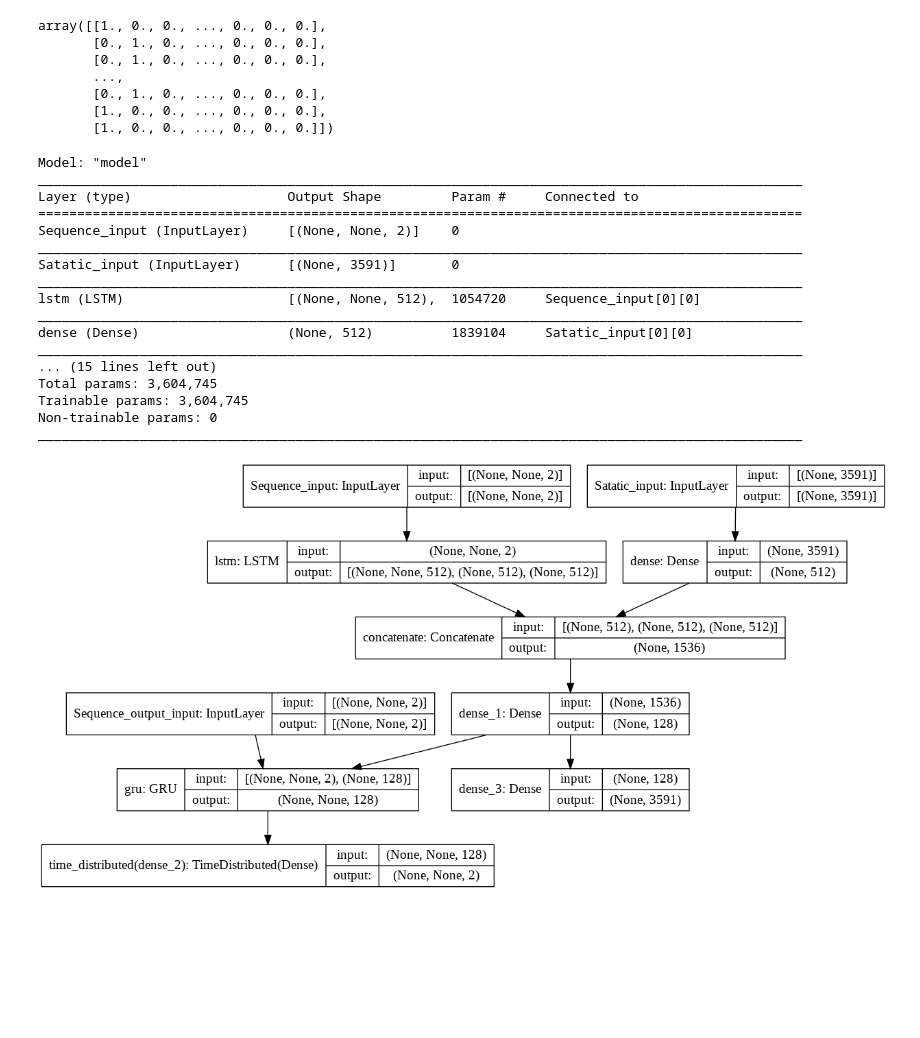
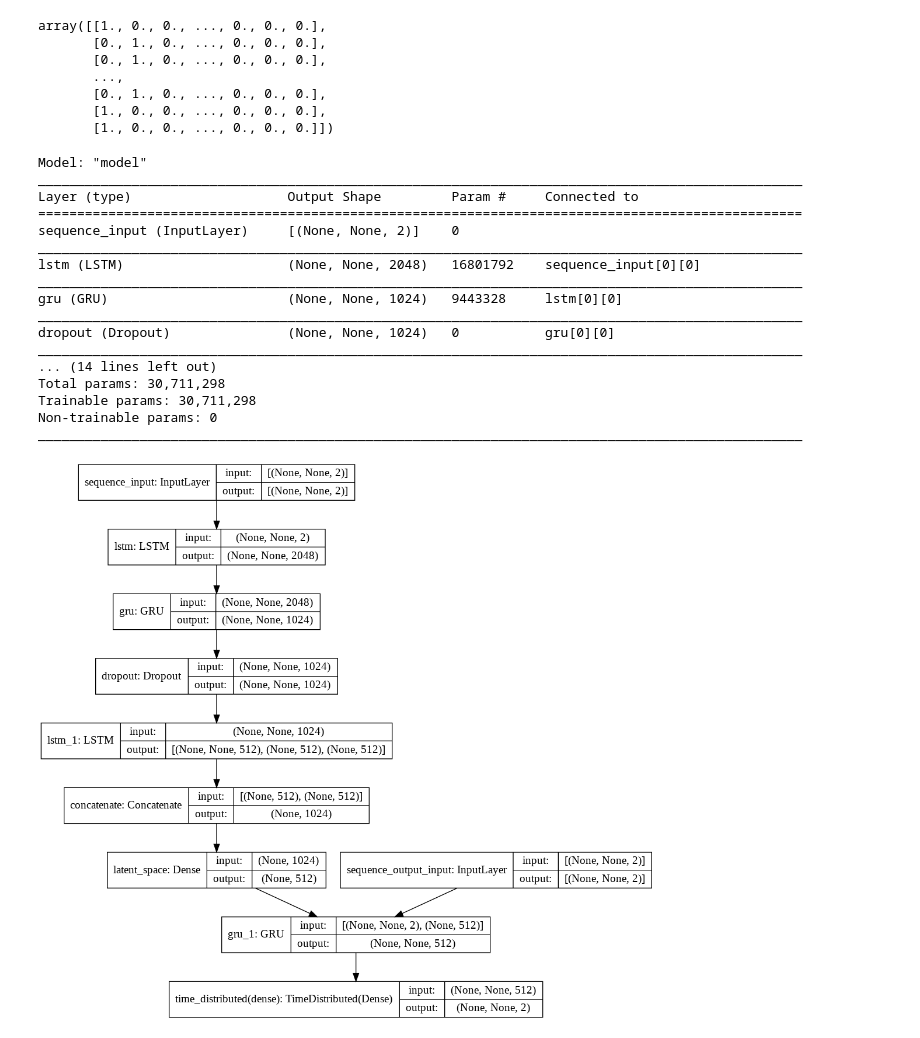
Before and after one commit to ebarkhordar/clustering-of-bank-customers, a Jupyter notebook: Czech_customer_segmentation.ipynb, the cells around one changed output. Saved outputs shown, nothing was run; the diff lists cells and outputs as text; code cells hidden in the pictures; blank space fills up the shorter version.

```diff
--- a/Czech_customer_segmentation.ipynb
+++ b/Czech_customer_segmentation.ipynb
@@ -368,45 +366,51 @@ outputs = [sequence_output_array, static_output_array]
 # %%
-latent_dim = 128
+latent_dim = 512
 num_static_features = 3591
 
 ###########################################  encoder  ###########################################
 
 #Sequence input shape is N*2 which N is sequence length and 2 is price and time
-Sequence_input = Input(name='Sequence_input', shape=(None, 2))
+sequence_input = Input(name='sequence_input', shape=(None, 2))
 
 #Static input shape is M which here is 'num_static_features'
-Satatic_input = Input(name='Satatic_input', shape=(num_static_features,))
+# Satatic_input = Input(name='Satatic_input', shape=(num_static_features,))
 
 #Applying a dense layer to static input
-Satatic_dense = Dense(512, activation = 'elu')(Satatic_input)
+# Satatic_dense = Dense(512, activation = 'elu')(Satatic_input)
 
 #Many_to_one_lstm
-_ , hidden_state, cell_state = LSTM(512, return_state=True,return_sequences=True)(Sequence_input)
+outputs  = LSTM(2048, return_sequences=True)(sequence_input)
+
+outputs = GRU(1024, return_sequences=True)(outputs)
+
+outputs = Dropout(0.3, input_shape=(2,))(outputs)
+
+_ , hidden_state, cell_state = LSTM(512, return_state=True,return_sequences=True)(outputs)
 
 
-latent_space = Concatenate()([hidden_state,cell_state,Satatic_dense])
+latent_space = Concatenate()([hidden_state,cell_state])
 #Layer below output can be used for clustering purposes
-latent_space = Dense(latent_dim, activation = 'elu')(latent_space)
+latent_space = Dense(latent_dim, activation = 'elu', name='latent_space')(latent_space)
 
 ###########################################  decoder  ###########################################
 
 #Temporary input with a time step delay for producing sequence output
-#This input is exacly similar to Sequence_input with only this diffrence that has a time step delay
-Sequence_output_input = Input(name='Sequence_output_input', shape=(None, 2))
+#This input is exacly similar to sequence_input with only this diffrence that has a time step delay
+sequence_output_input = Input(name='sequence_output_input', shape=(None, 2))
 
 #One to many GRU (because of its simplicity, we used GRU instead of LSTM)
-Sequence_output = GRU(latent_dim, return_sequences=True)(Sequence_output_input,
+sequence_output = GRU(latent_dim, return_sequences=True)(sequence_output_input,
                                                          initial_state = latent_space)
 
 #Sequence output
-Sequence_output = TimeDistributed(Dense(2, activation='sigmoid'))(Sequence_output)
+sequence_output = TimeDistributed(Dense(2, activation='sigmoid'))(sequence_output)
 
 #Static output
 static_output = Dense(num_static_features, activation = 'sigmoid')(latent_space)
 
 #Model has three inputs and 2 outputs (last input is temorary)
-model = Model(inputs = [Sequence_input, Satatic_input, Sequence_output_input],
-              outputs = [Sequence_output, static_output])
+model = Model(inputs = [sequence_input, sequence_output_input],
+              outputs = [sequence_output])
 
 model.compile(
     optimizer="adam", loss=["mse", "mse"],
@@ -417,22 +421,22 @@ Model: "model"
 __________________________________________________________________________________________________
 Layer (type)                    Output Shape         Param #     Connected to
 ==================================================================================================
-Sequence_input (InputLayer)     [(None, None, 2)]    0
+sequence_input (InputLayer)     [(None, None, 2)]    0
 __________________________________________________________________________________________________
-Satatic_input (InputLayer)      [(None, 3591)]       0
+lstm (LSTM)                     (None, None, 2048)   16801792    sequence_input[0][0]
 __________________________________________________________________________________________________
-lstm (LSTM)                     [(None, None, 512),  1054720     Sequence_input[0][0]
+gru (GRU)                       (None, None, 1024)   9443328     lstm[0][0]
 __________________________________________________________________________________________________
-dense (Dense)                   (None, 512)          1839104     Satatic_input[0][0]
+dropout (Dropout)               (None, None, 1024)   0           gru[0][0]
 __________________________________________________________________________________________________
-... (15 lines left out)
-Total params: 3,604,745
-Trainable params: 3,604,745
+... (14 lines left out)
+Total params: 30,711,298
+Trainable params: 30,711,298
 Non-trainable params: 0
 __________________________________________________________________________________________________
 # %%
-plot_model(model, to_file='model_plot.png', show_shapes=True, show_layer_names=True)
+plot_model(model, show_shapes=True, show_layer_names=True)
 # %% [output]
-[figure, old version]
+[figure, new version]
 # %%
 # fit the keras model on the dataset
```
Also changed, not shown: parts of 24 cells of this notebook.
